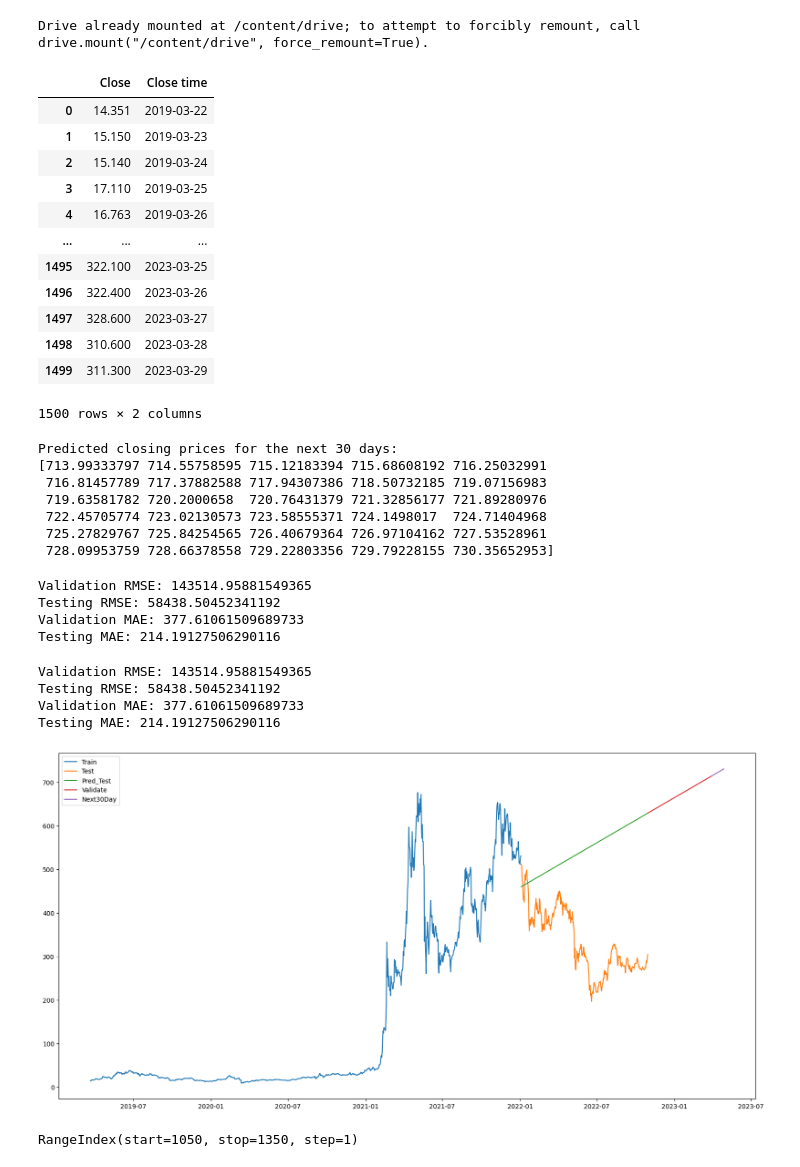
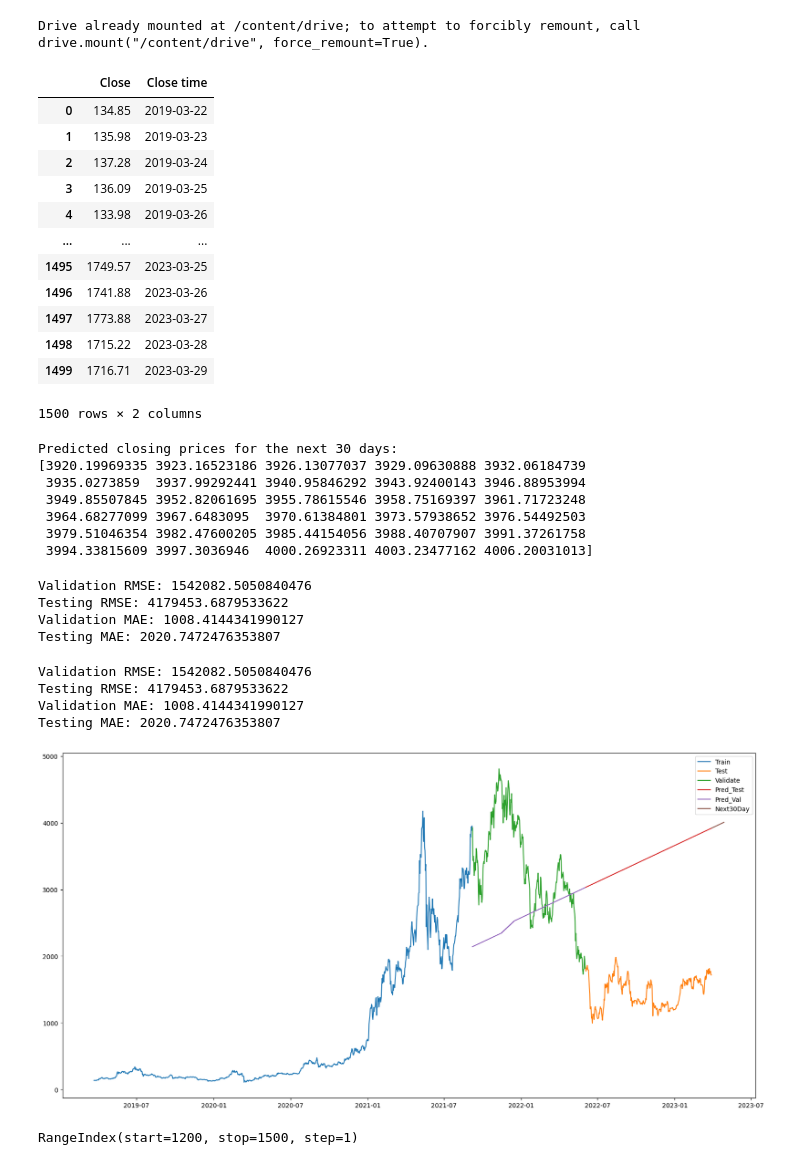
Before and after one commit to hoapham2k2/IS403.N21.HTTT_Nhom6, a Jupyter notebook: LN.ipynb, the cells around one changed output. Saved outputs shown, nothing was run; the diff lists cells and outputs as text; code cells hidden in the pictures.

```diff
--- a/LN.ipynb
+++ b/LN.ipynb
@@ -13,10 +13,9 @@ from sklearn.linear_model import LinearRegression
 from sklearn.metrics import mean_squared_error, mean_absolute_error
 # %%
 # Load data from CSV file
-#df = pd.read_excel('/content/drive/MyDrive/PTDLKD/đồ án/ETHUSDT.xlsx')
 #df = pd.read_excel('/content/drive/MyDrive/PTDLKD/đồ án/ADAUSDT.xlsx')
-df = pd.read_excel('/content/drive/MyDrive/PTDLKD/đồ án/BNBUSDT.xlsx')
-
+#df = pd.read_excel('/content/drive/MyDrive/PTDLKD/đồ án/BNBUSDT.xlsx')
+df = pd.read_excel('/content/drive/MyDrive/PTDLKD/đồ án/ETHUSDT.xlsx')
 # Convert Close time column to date format
 df["Close time"] = pd.to_datetime(df["Close time"], format="%d-%m-%Y")
 # Sort data by Close time column
@@ -27,27 +26,27 @@ df = df.reset_index(drop=True) # Reset the index
 df
 # %% [output]
 |  | Close | Close time |
-| 0 | 14.351 | 2019-03-22 |
-| 1 | 15.150 | 2019-03-23 |
-| 2 | 15.140 | 2019-03-24 |
-| 3 | 17.110 | 2019-03-25 |
-| 4 | 16.763 | 2019-03-26 |
+| 0 | 134.85 | 2019-03-22 |
+| 1 | 135.98 | 2019-03-23 |
+| 2 | 137.28 | 2019-03-24 |
+| 3 | 136.09 | 2019-03-25 |
+| 4 | 133.98 | 2019-03-26 |
 | ... | ... | ... |
-| 1495 | 322.100 | 2023-03-25 |
-| 1496 | 322.400 | 2023-03-26 |
-| 1497 | 328.600 | 2023-03-27 |
-| 1498 | 310.600 | 2023-03-28 |
-| 1499 | 311.300 | 2023-03-29 |
+| 1495 | 1749.57 | 2023-03-25 |
+| 1496 | 1741.88 | 2023-03-26 |
+| 1497 | 1773.88 | 2023-03-27 |
+| 1498 | 1715.22 | 2023-03-28 |
+| 1499 | 1716.71 | 2023-03-29 |
 1500 rows × 2 columns
 # %%
 # 2. Split the data into training, testing, and validation sets
-train_size = int(0.7 * len(df))
-test_size = int(0.2 * len(df))
-val_size = len(df) - train_size - test_size
+train_size = int(0.6 * len(df))
+val_size = int(0.2 * len(df))
+test_size = len(df) - train_size - val_size
 
 train_data = df[:train_size]
-test_data = df[train_size:train_size+test_size]
-val_data = df[train_size+test_size:]
+val_data= df[train_size:train_size+val_size]
+test_data = df[train_size+val_size:]
 # %%
 from pandas.core.indexers.utils import Any
 # 3. Quá trình Training
@@ -90,12 +89,12 @@ print('Predicted closing prices for the next 30 days:')
 print(y_next_30_days)
 # %% [output]
 Predicted closing prices for the next 30 days:
-[713.99333797 714.55758595 715.12183394 715.68608192 716.25032991
- 716.81457789 717.37882588 717.94307386 718.50732185 719.07156983
- 719.63581782 720.2000658  720.76431379 721.32856177 721.89280976
- 722.45705774 723.02130573 723.58555371 724.1498017  724.71404968
- 725.27829767 725.84254565 726.40679364 726.97104162 727.53528961
- 728.09953759 728.66378558 729.22803356 729.79228155 730.35652953]
+[3920.19969335 3923.16523186 3926.13077037 3929.09630888 3932.06184739
+ 3935.0273859  3937.99292441 3940.95846292 3943.92400143 3946.88953994
+ 3949.85507845 3952.82061695 3955.78615546 3958.75169397 3961.71723248
+ 3964.68277099 3967.6483095  3970.61384801 3973.57938652 3976.54492503
+ 3979.51046354 3982.47600205 3985.44154056 3988.40707907 3991.37261758
+ 3994.33815609 3997.3036946  4000.26923311 4003.23477162 4006.20031013]
 # %%
 # 7. Đánh giá độ chính xác validate, test
 # Tính RMSE
@@ -109,39 +108,39 @@ test_mae = mean_absolute_error(y_pred, y_test)
 print('Validation MAE:', valid_mae)
 print('Testing MAE:', test_mae)
 # %% [output]
-Validation RMSE: 143514.95881549365
-Testing RMSE: 58438.50452341192
-Validation MAE: 377.61061509689733
-Testing MAE: 214.19127506290116
+Validation RMSE: 1542082.5050840476
+Testing RMSE: 4179453.6879533622
+Validation MAE: 1008.4144341990127
+Testing MAE: 2020.7472476353807
 # %%
 # 8. Tính RMSE
 valid_rmse = mean_squared_error(y_val, y_pred_val)
 test_rmse = mean_squared_error(y_test, y_pred)
 print('Validation RMSE:', valid_rmse)
 print('Testing RMSE:', test_rmse)
 # Tính MAE
 valid_mae = mean_absolute_error(y_pred_val, y_val)
 test_mae = mean_absolute_error(y_pred, y_test)
 print('Validation MAE:', valid_mae)
 print('Testing MAE:', test_mae)
 
 # 9.Vẽ hình
 plt.subplots(figsize=(20,10))
 plt.plot(train_data['Close time'], train_data['Close'])
 plt.plot(test_data['Close time'], test_data['Close'])
-#plt.plot(train_data['Close time'], y_pred_train)
+plt.plot(val_data['Close time'], val_data['Close'])
 plt.plot(test_data['Close time'], y_pred)
 plt.plot(val_data['Close time'], y_pred_val)
 plt.plot(date_range,y_next_30_days)
-plt.legend(['Train', 'Test', 'Pred_Test','Validate','Next30Day'])
+plt.legend(['Train', 'Test', 'Validate', 'Pred_Test','Pred_Val','Next30Day'])
 plt.show()
 # %% [output]
-Validation RMSE: 143514.95881549365
-Testing RMSE: 58438.50452341192
-Validation MAE: 377.61061509689733
-Testing MAE: 214.19127506290116
+Validation RMSE: 1542082.5050840476
+Testing RMSE: 4179453.6879533622
+Validation MAE: 1008.4144341990127
+Testing MAE: 2020.7472476353807
-[figure, old version]
+[figure, new version]
 # %%
 test_data.index
 # %% [output]
-RangeIndex(start=1050, stop=1350, step=1)
+RangeIndex(start=1200, stop=1500, step=1)
```
Also changed, not shown: parts of 7 cells of this notebook.
